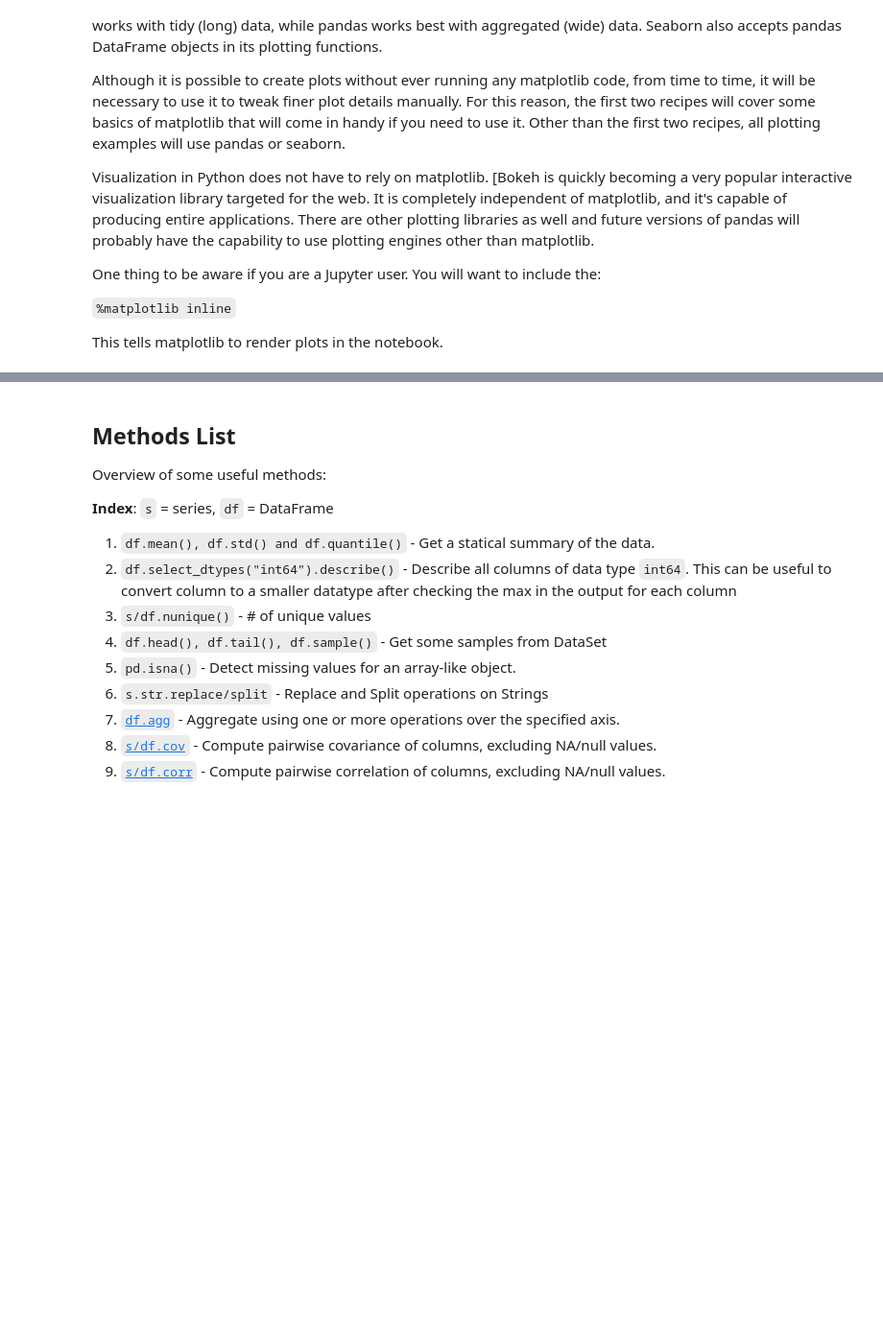
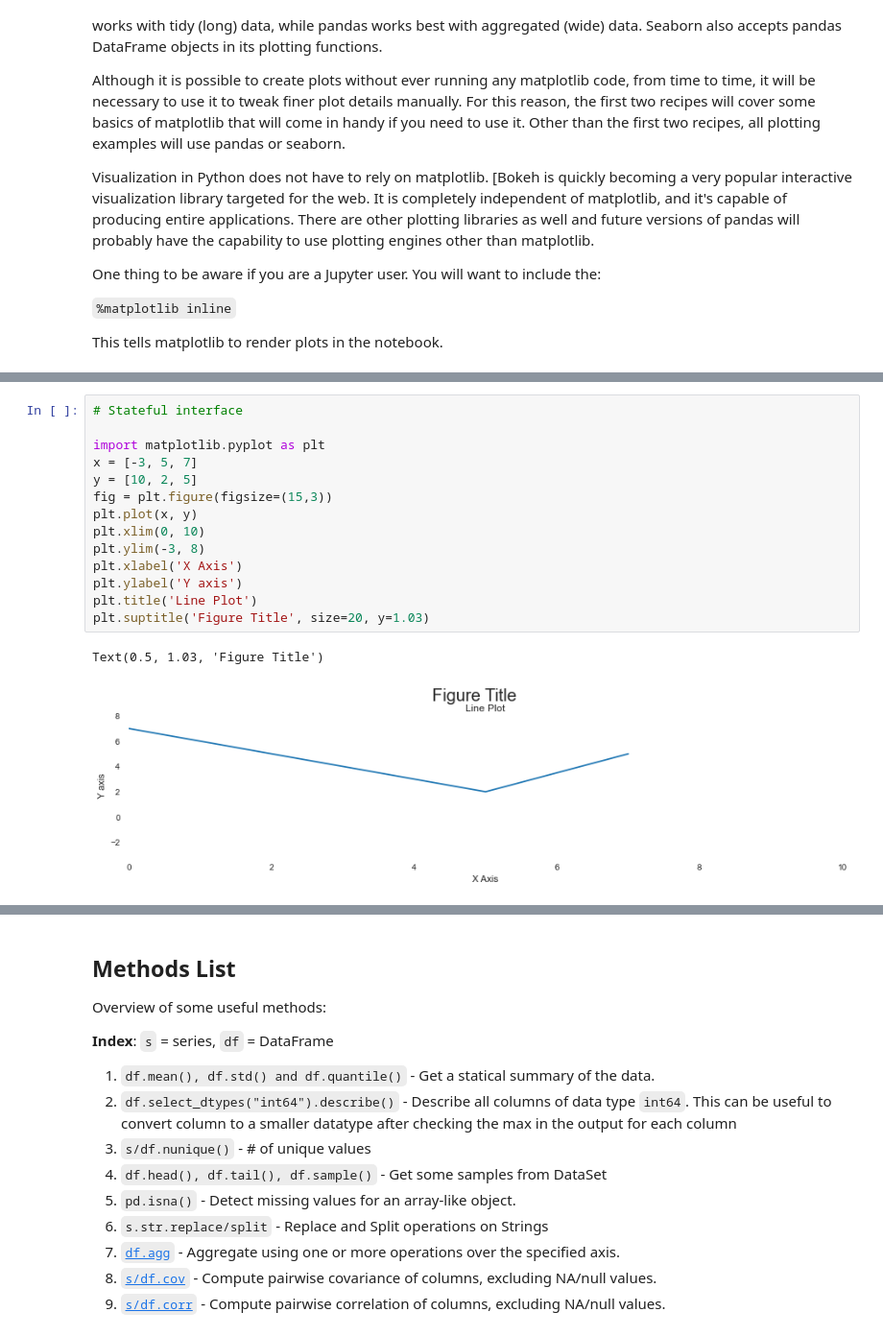
Before and after one commit to pkaran57/python-libs, a Jupyter notebook: pandas-lib/notebook/pandas.ipynb, the cells around one changed output, grey strips where cells are left out. Shown at 96% size. Saved outputs shown, nothing was run; the diff lists cells and outputs as text; blank space fills up the shorter version.

```diff
--- a/pandas-lib/notebook/pandas.ipynb
+++ b/pandas-lib/notebook/pandas.ipynb
@@ -3093,0 +3116,17 @@ This tells matplotlib to render plots in the notebook.
+# %%
+# Stateful interface
+
+import matplotlib.pyplot as plt
+x = [-3, 5, 7]
+y = [10, 2, 5]
+fig = plt.figure(figsize=(15,3))
+plt.plot(x, y)
+plt.xlim(0, 10)
+plt.ylim(-3, 8)
+plt.xlabel('X Axis')
+plt.ylabel('Y axis')
+plt.title('Line Plot')
+plt.suptitle('Figure Title', size=20, y=1.03)
+# %% [output]
+Text(0.5, 1.03, 'Figure Title')
+[figure, added]
```
Also changed, not shown: parts of 11 cells of this notebook.
